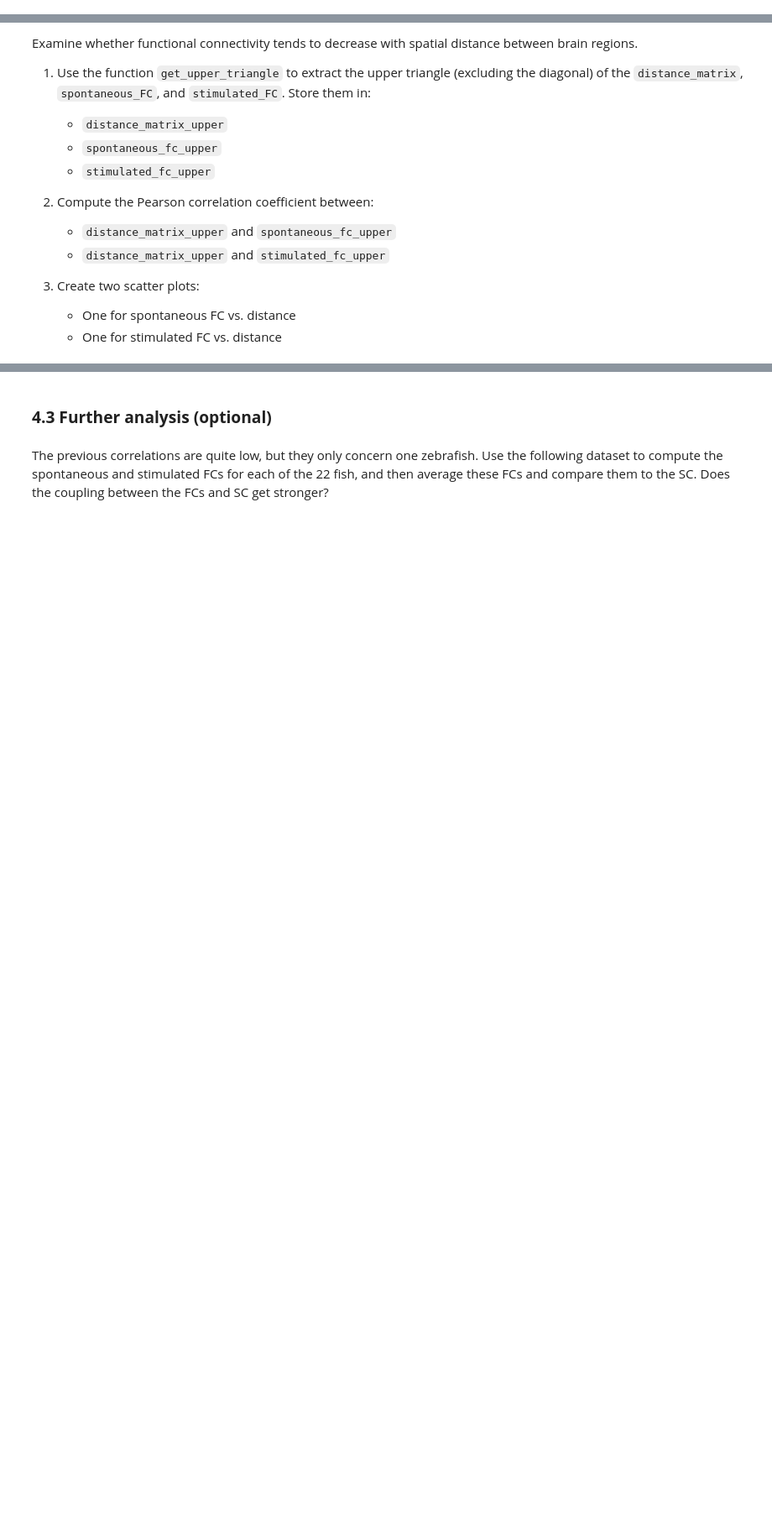
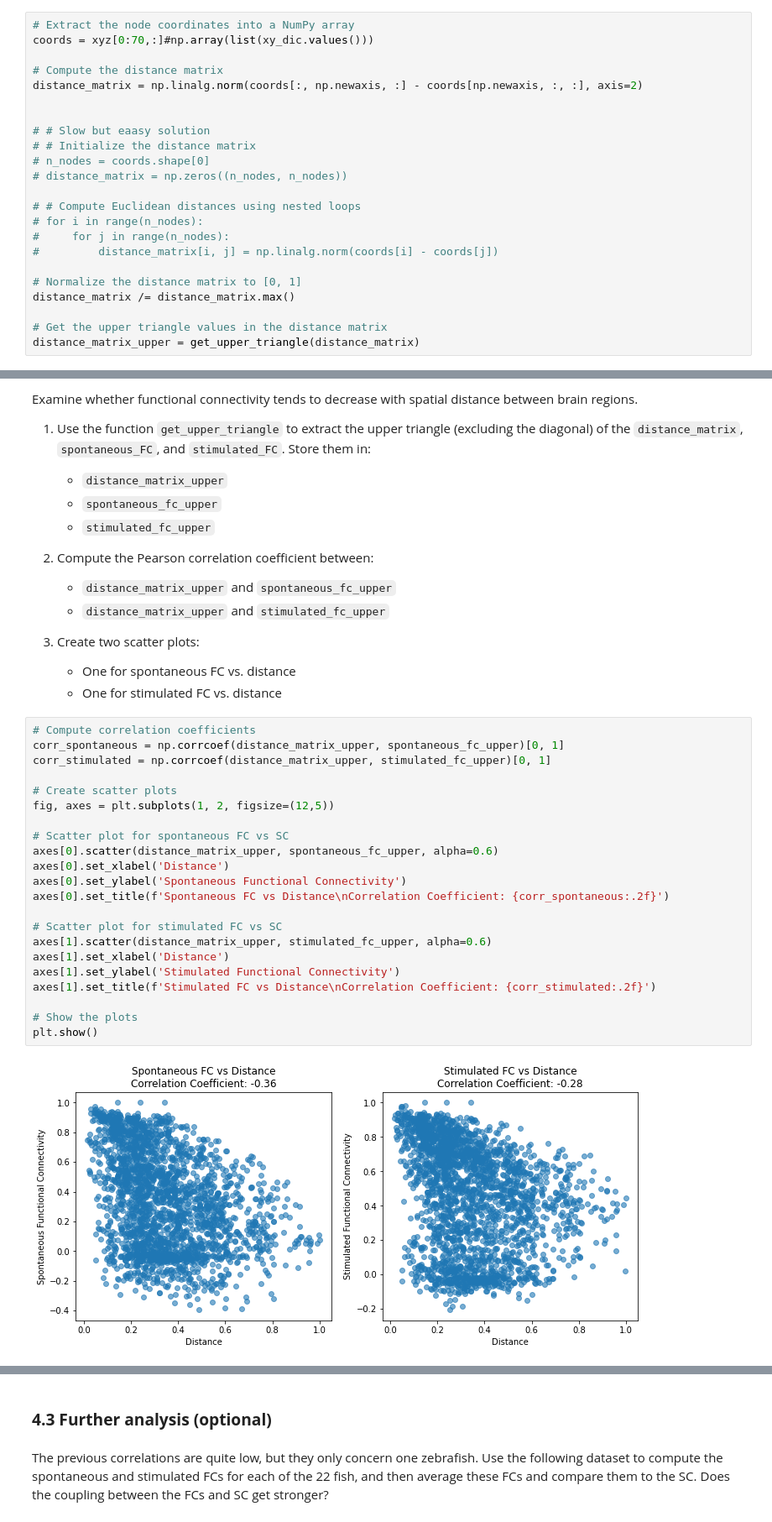
Before and after one commit to pdesrosiers/brain-connectivity-and-dynamics, a Jupyter notebook: notebooks/structural_functional_connectivity_tutorial.ipynb, the cells around one changed output, grey strips where cells are left out. Shown at 84% size. Saved outputs shown, nothing was run; the diff lists cells and outputs as text; blank space fills up the shorter version.

```diff
--- a/notebooks/structural_functional_connectivity_tutorial.ipynb
+++ b/notebooks/structural_functional_connectivity_tutorial.ipynb
@@ -2647,6 +2676,29 @@ Compute the pairwise spatial distances between brain regions (or nodes), based o
 3. Using nested for loops, compute the Euclidean distance between each pair of nodes $(i,j)$, and store the result in `distance_matrix[i, j]`.
 
 4. Normalize the distance matrix by dividing all values by the maximum distance, so that all entries lie in the range $[0, 1]$.
+# %%
+# Extract the node coordinates into a NumPy array
+coords = xyz[0:70,:]#np.array(list(xy_dic.values()))
+
+# Compute the distance matrix
+distance_matrix = np.linalg.norm(coords[:, np.newaxis, :] - coords[np.newaxis, :, :], axis=2)
+
+
+# # Slow but eaasy solution
+# # Initialize the distance matrix
+# n_nodes = coords.shape[0]
+# distance_matrix = np.zeros((n_nodes, n_nodes))
+
+# # Compute Euclidean distances using nested loops
+# for i in range(n_nodes):
+#     for j in range(n_nodes):
+#         distance_matrix[i, j] = np.linalg.norm(coords[i] - coords[j])
+
+# Normalize the distance matrix to [0, 1]
+distance_matrix /= distance_matrix.max()
+
+# Get the upper triangle values in the distance matrix
+distance_matrix_upper = get_upper_triangle(distance_matrix)
 # %% [markdown]
 <details>
 <summary>💡 <strong>Hint</strong></summary>
@@ -2717,6 +2746,30 @@ Examine whether functional connectivity tends to decrease with spatial distance
 3. Create two scatter plots:
    - One for spontaneous FC vs. distance
    - One for stimulated FC vs. distance
+# %%
+# Compute correlation coefficients
+corr_spontaneous = np.corrcoef(distance_matrix_upper, spontaneous_fc_upper)[0, 1]
+corr_stimulated = np.corrcoef(distance_matrix_upper, stimulated_fc_upper)[0, 1]
+
+# Create scatter plots
+fig, axes = plt.subplots(1, 2, figsize=(12,5))
+
+# Scatter plot for spontaneous FC vs SC
+axes[0].scatter(distance_matrix_upper, spontaneous_fc_upper, alpha=0.6)
+axes[0].set_xlabel('Distance')
+axes[0].set_ylabel('Spontaneous Functional Connectivity')
+axes[0].set_title(f'Spontaneous FC vs Distance\nCorrelation Coefficient: {corr_spontaneous:.2f}')
+
+# Scatter plot for stimulated FC vs SC
+axes[1].scatter(distance_matrix_upper, stimulated_fc_upper, alpha=0.6)
+axes[1].set_xlabel('Distance')
+axes[1].set_ylabel('Stimulated Functional Connectivity')
+axes[1].set_title(f'Stimulated FC vs Distance\nCorrelation Coefficient: {corr_stimulated:.2f}')
+
+# Show the plots
+plt.show()
+# %% [output]
+[figure, added]
 # %% [markdown]
 </details> <details> <summary>✅ <strong>Solution</strong></summary>
 
```
Also changed, not shown: parts of 19 cells of this notebook.
